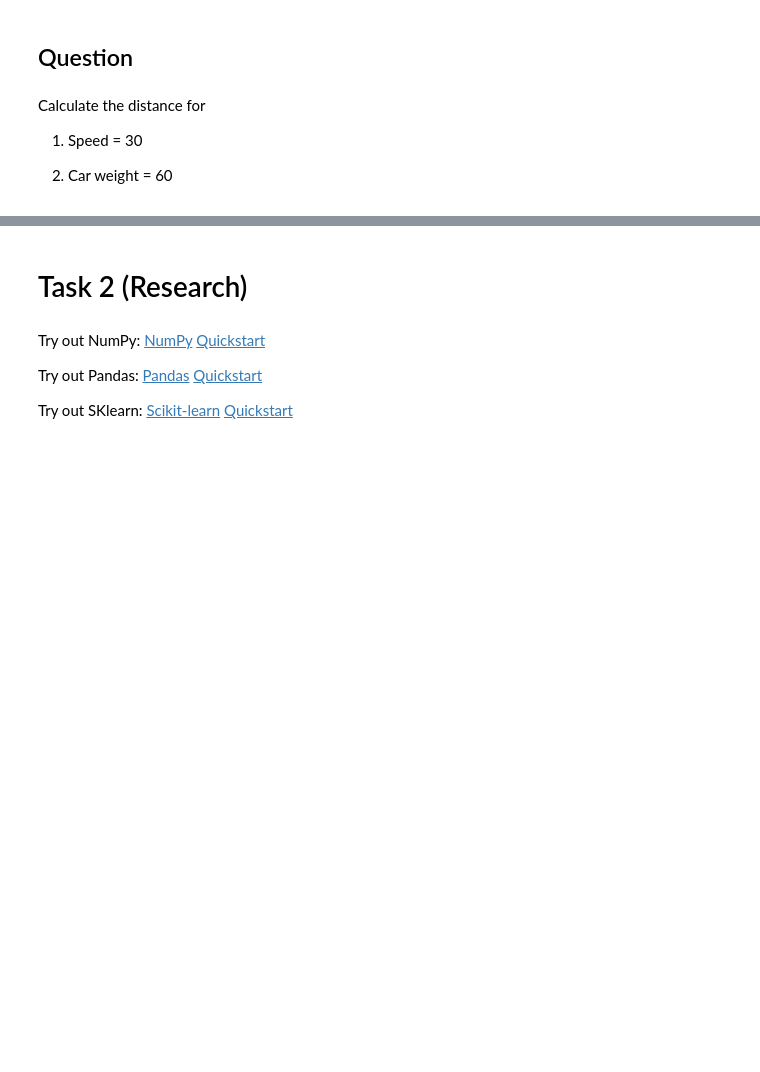
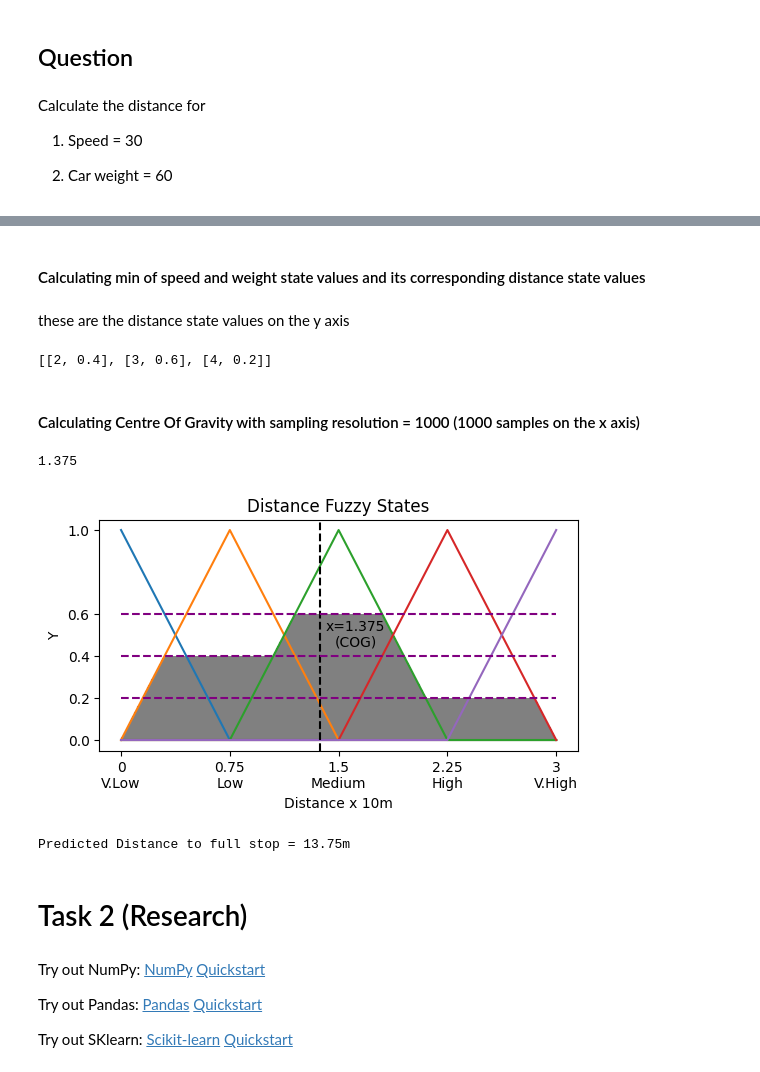
Before and after one commit to devilb2103/Sem---4, a Jupyter notebook: THI/Algorithms for AI 1/Assignment 2/Fuzzy_Logic.ipynb, the cells around one changed output, grey strips where cells are left out. Drawn from its saved outputs; the diff is of its cells as text; code cells hidden in the pictures; blank space fills up the shorter version.

```diff
--- a/THI/Algorithms for AI 1/Assignment 2/Fuzzy_Logic.ipynb
+++ b/THI/Algorithms for AI 1/Assignment 2/Fuzzy_Logic.ipynb
@@ -153,0 +269,2 @@ for i in range(len(weight_ranges)):
+# %% [markdown]
+#### Calculating min of speed and weight state values and its corresponding distance state values
@@ -154,3 +289,61 @@ for i in range(len(weight_ranges)):
+# %% [markdown]
+these are the distance state values on the y axis
+# %%
+distance_cog_points
+# %% [output]
+[[2, 0.4], [3, 0.6], [4, 0.2]]
+# %% [markdown]
+#### Calculating Centre Of Gravity with sampling resolution = 1000 (1000 samples on the x axis)
+# %%
+start, end = distance_ranges[0], distance_ranges[-1]
+
+sample_graph_plot = [[],[]]
+
+numerator = 0
+denominator = 0
+for x_value in np.linspace(start, end, 1000):
+
+    # calculate the y value for each state in distance fuzzy state and then find the max to get the highest value on the y axis
+    state_outputs = []
+    for state, level in distance_state_levels:
+        y_value_default = distance_rules[state - 1].get_value(float(x_value))
+        y_value_max = [x for x in distance_cog_points if x[0] == state][0][1]
+        state_outputs.append(min(y_value_default, y_value_max))
+
+    y_value = max(state_outputs)
+
+    numerator += x_value * y_value
+    denominator += y_value
+
+    sample_graph_plot[0].append(x_value), sample_graph_plot[1].append(max(state_outputs))
+
+COG = round(numerator / denominator, 3)
+print(COG)
+# %% [output]
+1.375
+# %%
+# speed fuzzy graph (input)
+plt.figure(figsize=(21,3))
+
+# distance fuzzy graph (output)
+plt.subplot(1,3,3)
+distance_fuzzy_x, distance_fuzzy_y = distance_ranges, [[min(1, max(0, x)) for x in [distance_rules[i].get_value(x) for i in range(len(distance_ranges))]] for x in distance_ranges]
+x_labels = ["V.Low", "Low", "Medium", "High", "V.High"]
+y_labels = [0,1] + [x[1] for x in distance_cog_points]
+plt.plot(distance_fuzzy_x, distance_fuzzy_y), plt.title("Distance Fuzzy States"), plt.xlabel("Distance x 10m"), plt.ylabel("Y"), plt.text(x=COG + 0.033, y = 0.525, s=f"x={COG}", c="black", zorder=100), plt.text(x=COG + 0.1, y = 0.45, s="(COG)", c="black", zorder=100)
+plt.axvline(x=COG, ls="--", c="black")
+plt.xticks(distance_fuzzy_x, [f"{distance_fuzzy_x[x]}\n{x_labels[x]}" for x in range(len(distance_fuzzy_x))]), plt.yticks(y_labels)
+for x,y in [x for x in distance_cog_points]:
+    plt.hlines(y, xmax=max(distance_ranges), xmin=0, ls="--", color="purple")
+for x,y in [[sample_graph_plot[0][i], sample_graph_plot[1][i]] for i in range(len(sample_graph_plot[0]))]:
+    plt.vlines(x=x, ymin=0, ymax=y, zorder=-1, color="gray")
+plt.show()
+# %% [output]
+[figure, added]
+# %%
+print(f"Predicted Distance to full stop = {COG * 10}m")
+# %% [output]
+Predicted Distance to full stop = 13.75m
 # %% [markdown]
 # Task 2 (Research)
 # %% [markdown]
```
Also changed, not shown: parts of 19 cells of this notebook.
